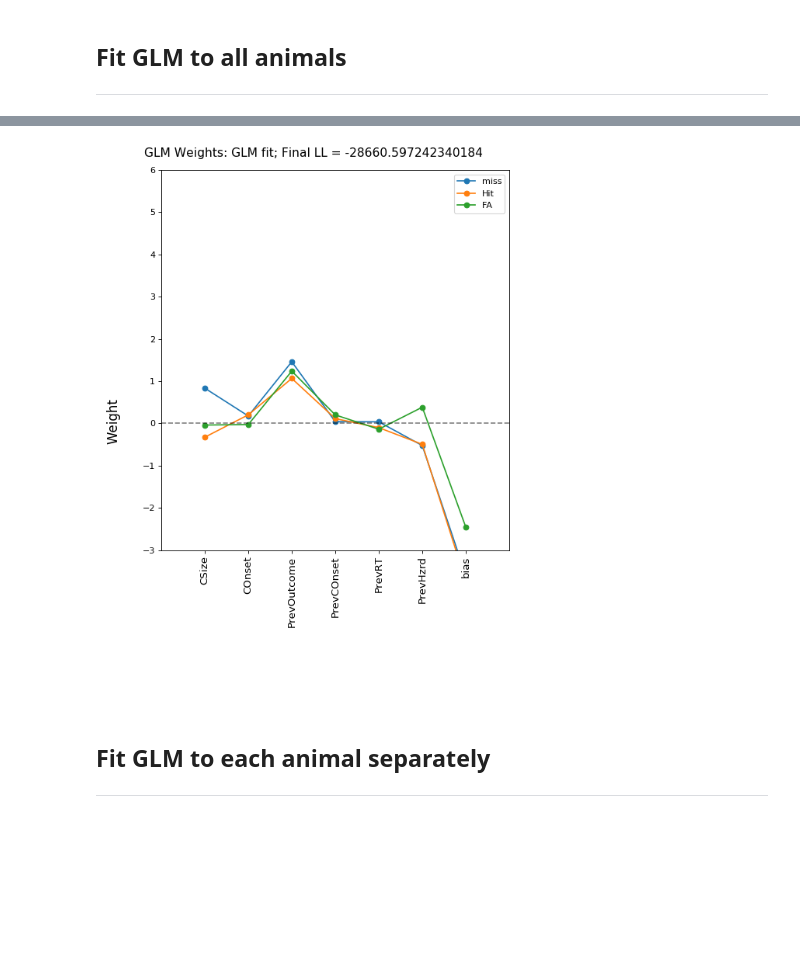
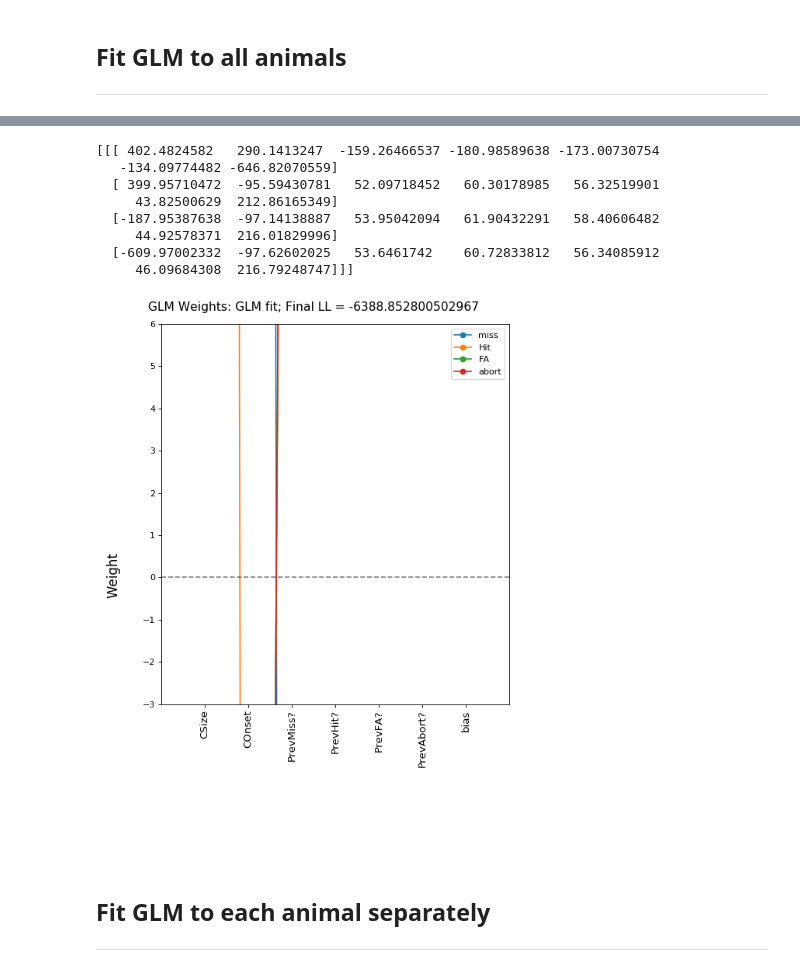
Before and after one commit to sumiya-kuroda/glm-hmm, a Jupyter notebook: 2_fit_models/dmdm/1_fit_glm/fit_glm_dmdm.ipynb, the cells around one changed output, grey strips where cells are left out. Saved outputs shown, nothing was run; the diff lists cells and outputs as text; code cells hidden in the pictures; blank space fills up the shorter version.

```diff
--- a/2_fit_models/dmdm/1_fit_glm/fit_glm_dmdm.ipynb
+++ b/2_fit_models/dmdm/1_fit_glm/fit_glm_dmdm.ipynb
@@ -54,7 +62,7 @@ npr.seed(65)  # set seed in case of randomization
 # ------- setup path and load data -------
 data_dir =  get_file_dir().parents[2] / "data" / "dmdm" / dname / 'data_for_cluster'
 # Create directory for results:
-results_dir = get_file_dir().parents[2] / "results" / "dmdm_global_fit" / dname
+results_dir = get_file_dir().parents[2] / "results" / "dmdm_global_fit_2" / dname
 results_dir.mkdir(parents=True, exist_ok=True)
 
 animal_file = data_dir / 'all_animals_concat.npz'
@@ -125,10 +133,21 @@ Wall time: 33.5 s
 # %%
 # Plot some results
 from IPython.display import Image
-example_out = str(results_dir / "GLM" / "fold_4" / 'glm_weights_init9.png')
-Image(filename=example_out)
+example_npz_loc = str(results_dir / "GLM" / "fold_4" / 'variables_of_interest_iter_9.npz')
+example_npz = np.load(example_npz_loc)
+example_img_loc = str(results_dir / "GLM" / "fold_4" / 'glm_weights_init9.png')
+print(example_npz['arr_1'])
+Image(filename=example_img_loc)
 # %% [output]
+[[[ 402.4824582   290.1413247  -159.26466537 -180.98589638 -173.00730754
+   -134.09774482 -646.82070559]
+  [ 399.95710472  -95.59430781   52.09718452   60.30178985   56.32519901
+     43.82500629  212.86165349]
+  [-187.95387638  -97.14138887   53.95042094   61.90432291   58.40606482
+     44.92578371  216.01829996]
+  [-609.97002332  -97.62602025   53.6461742    60.72833812   56.34085912
+     46.09684308  216.79248747]]]
-[figure, old version]
+[figure, new version]
 # %% [markdown]
 ## **Fit GLM to each animal separately**
 ---
```
Also changed, not shown: parts of 5 cells of this notebook, 5 other files.
